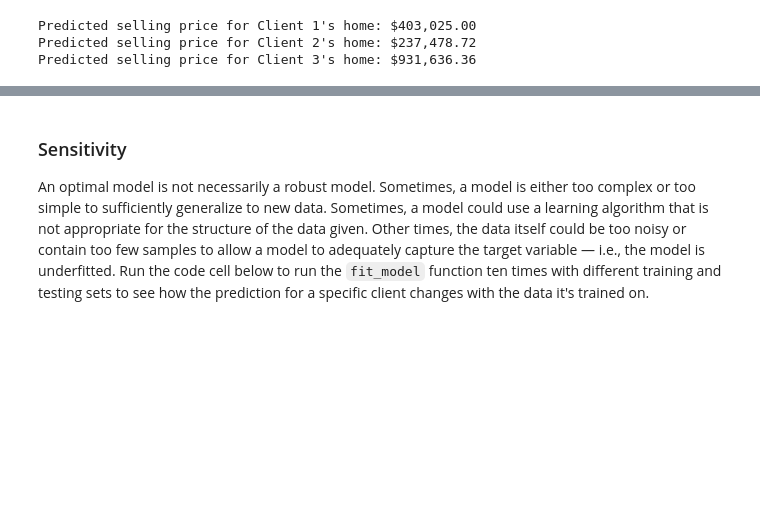
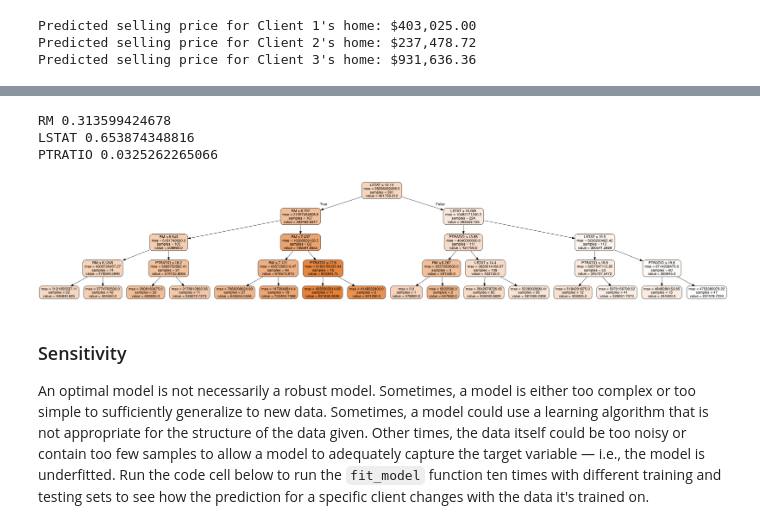
Before and after one commit to yanfei-wu/ml_udacity, a Jupyter notebook: boston_housing/boston_housing.ipynb, the cells around one changed output, grey strips where cells are left out. Cells and saved outputs as stored; diff of their text form; code cells hidden in the pictures; blank space fills up the shorter version.

Commit message:
added decision tree viz more discussions

```diff
--- a/boston_housing/boston_housing.ipynb
+++ b/boston_housing/boston_housing.ipynb
@@ -332,3 +355,30 @@ The predicted sellling price for the three homes are shown above. The prices see
+# %%
+# can check feature importance
+for feature, importance in zip(X_train.columns, reg.feature_importances_):
+    print(feature, importance)
+# %% [output]
+RM 0.313599424678
+LSTAT 0.653874348816
+PTRATIO 0.0325262265066
+# %%
+# can also plot the decision tree
+from IPython.display import Image
+from sklearn.externals.six import StringIO
+from sklearn.tree import export_graphviz
+import pydot
+
+clf = DecisionTreeRegressor(max_depth=4)
+clf = clf.fit(X_train, y_train)
+dot_data = StringIO()
+export_graphviz(clf, out_file=dot_data,
+    feature_names=X_train.columns,
+    class_names="PRICES",
+    filled=True, rounded=True,
+    special_characters=True)
+graph = pydot.graph_from_dot_data(dot_data.getvalue())
+Image(graph[0].create_png())
+# %% [output]
+[figure, added]
 # %% [markdown]
 ### Sensitivity
 An optimal model is not necessarily a robust model. Sometimes, a model is either too complex or too simple to sufficiently generalize to new data. Sometimes, a model could use a learning algorithm that is not appropriate for the structure of the data given. Other times, the data itself could be too noisy or contain too few samples to allow a model to adequately capture the target variable — i.e., the model is underfitted. Run the code cell below to run the `fit_model` function ten times with different training and testing sets to see how the prediction for a specific client changes with the data it's trained on.
```
Also changed, not shown: parts of 8 cells of this notebook, 3 other files.
